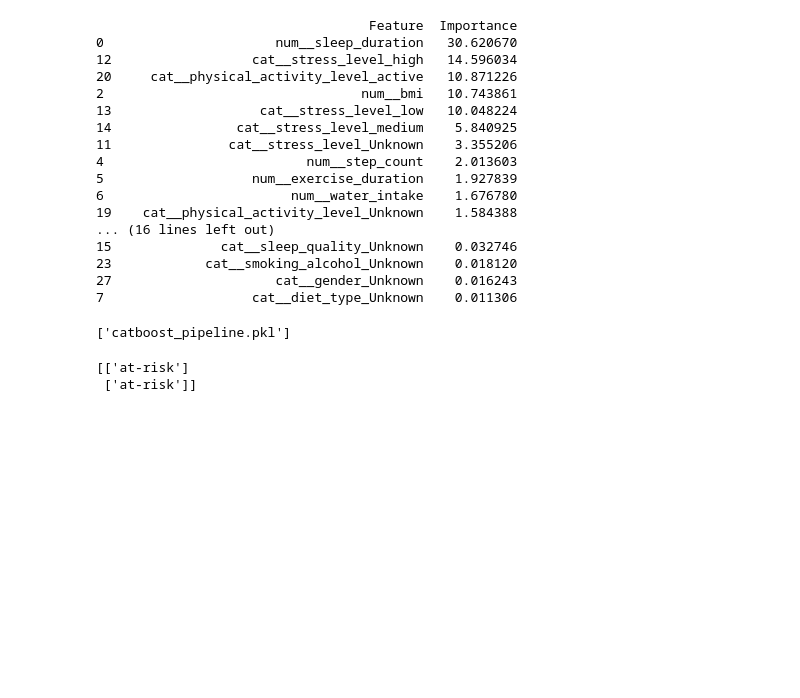
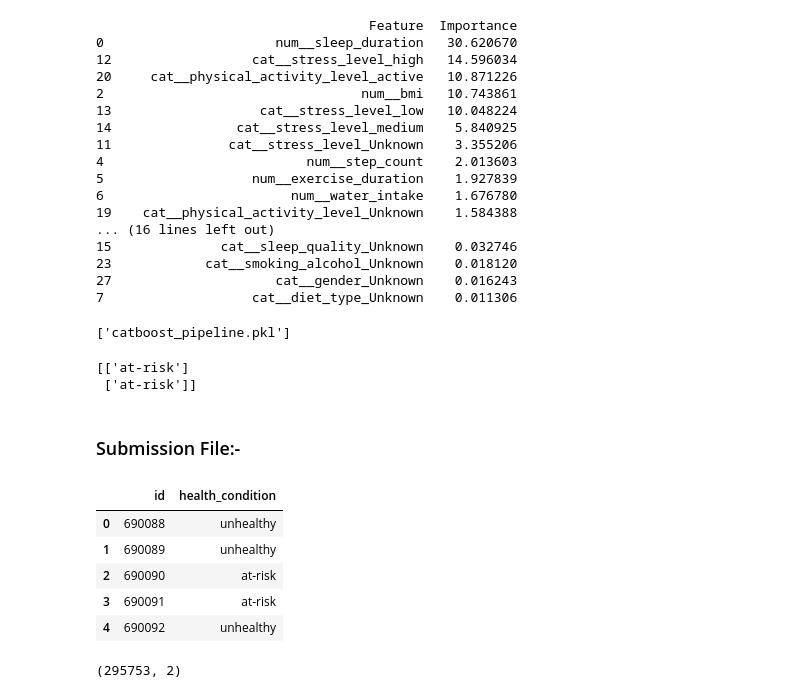
Before and after one commit to hitesh-2212/student-health-risk-prediction, a Jupyter notebook: notebook/student_health_risk_notebook.ipynb, the cells around one changed output. Saved outputs shown, nothing was run; the diff lists cells and outputs as text; code cells hidden in the pictures; blank space fills up the shorter version.

```diff
--- a/notebook/student_health_risk_notebook.ipynb
+++ b/notebook/student_health_risk_notebook.ipynb
@@ -682,3 +682,30 @@ print(prediction)
  ['at-risk']]
 # %%
 # Sleep duration and stress_level are dominating features ipoertance and indeed the most important ones.
+# %% [markdown]
+### Submission File:-
+# %%
+# save the predictions:-
+test_original = pd.read_csv('../data/student_health_risk_test.csv')
+test_ids = test_original["id"]
+predictions = best_cat.predict(test_df)
+predictions = predictions.squeeze()
+submission = pd.DataFrame({
+    "id": test_ids,
+    "health_condition": predictions
+})
+
+submission.to_csv("student_health_risk_submission.csv", index=False)
+
+submission.head()
+# %% [output]
+|  | id | health_condition |
+| 0 | 690088 | unhealthy |
+| 1 | 690089 | unhealthy |
+| 2 | 690090 | at-risk |
+| 3 | 690091 | at-risk |
+| 4 | 690092 | unhealthy |
+# %%
+print(submission.shape)
+# %% [output]
+(295753, 2)
```
